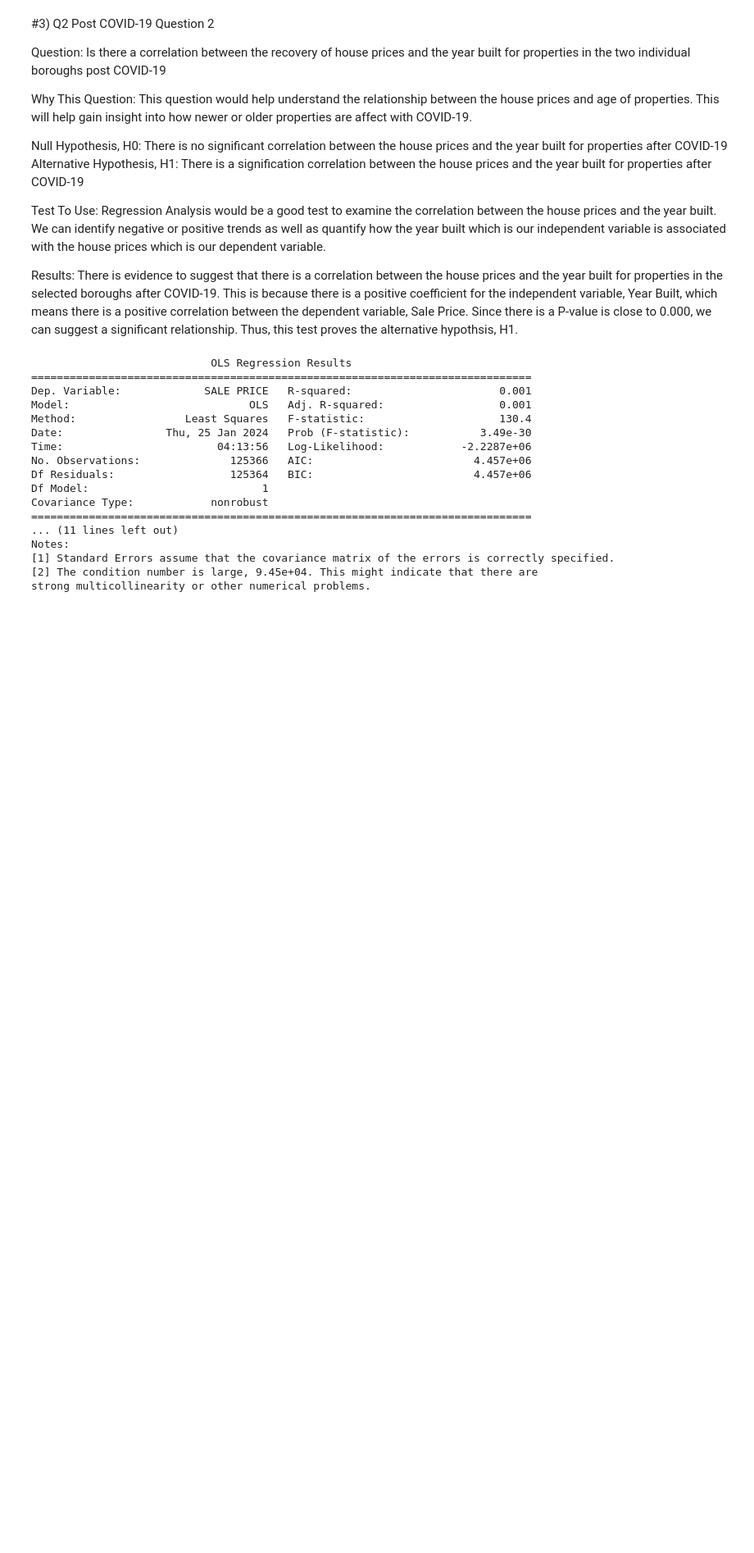
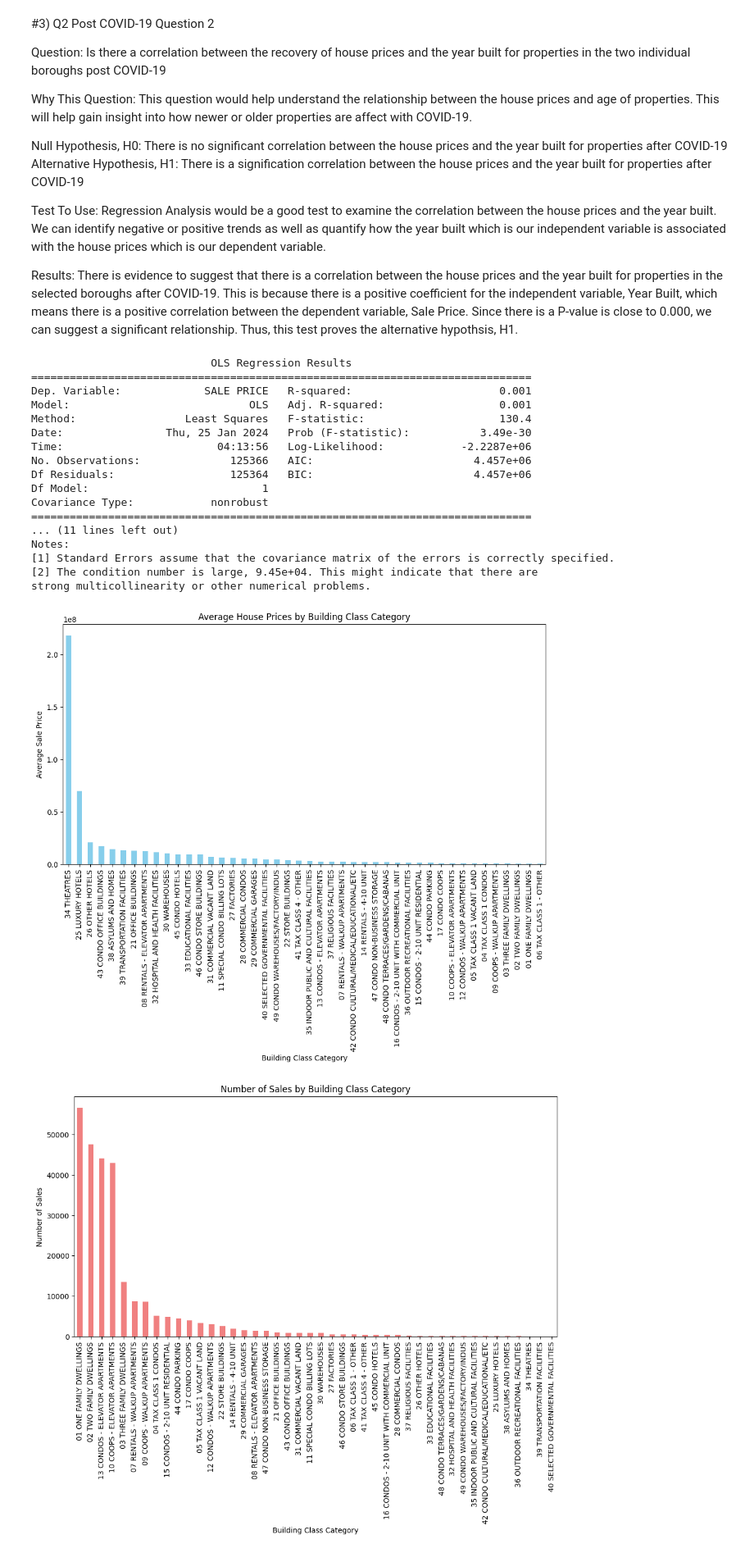
Before and after one commit to MrJayMac/DataAnalytics, a Jupyter notebook: ADA-3953-Assn1/Assignment-1.ipynb, the cells around one changed output. Shown at 82% size. Drawn from its saved outputs; the diff is of its cells as text; code cells hidden in the pictures; blank space fills up the shorter version.

```diff
--- a/ADA-3953-Assn1/Assignment-1.ipynb
+++ b/ADA-3953-Assn1/Assignment-1.ipynb
@@ -249,3 +249,32 @@ Notes:
 [1] Standard Errors assume that the covariance matrix of the errors is correctly specified.
 [2] The condition number is large, 9.45e+04. This might indicate that there are
 strong multicollinearity or other numerical problems.
+# %%
+#3) Q3 Comparing Average House Prices and House Sales (Code)
+import pandas as pd
+import matplotlib.pyplot as plt
+
+combined_df = combined_df.dropna(subset=['SALE PRICE'])
+
+average_prices = combined_df.groupby('BUILDING CLASS CATEGORY')['SALE PRICE'].mean().sort_values(ascending=False)
+
+plt.figure(figsize=(12, 6))
+average_prices.plot(kind='bar', color='skyblue')
+plt.title('Average House Prices by Building Class Category')
+plt.xlabel('Building Class Category')
+plt.ylabel('Average Sale Price')
+plt.xticks(rotation=90)
+plt.show()
+
+sales_counts_by_category = combined_df['BUILDING CLASS CATEGORY'].value_counts()
+
+plt.figure(figsize=(12, 6))
+sales_counts_by_category.plot(kind='bar', color='lightcoral')
+plt.title('Number of Sales by Building Class Category')
+plt.xlabel('Building Class Category')
+plt.ylabel('Number of Sales')
+plt.xticks(rotation=90)
+plt.show()
+# %% [output]
+[figure, added]
+[figure, added]
```
Also changed, not shown: parts of 1 cell of this notebook.
